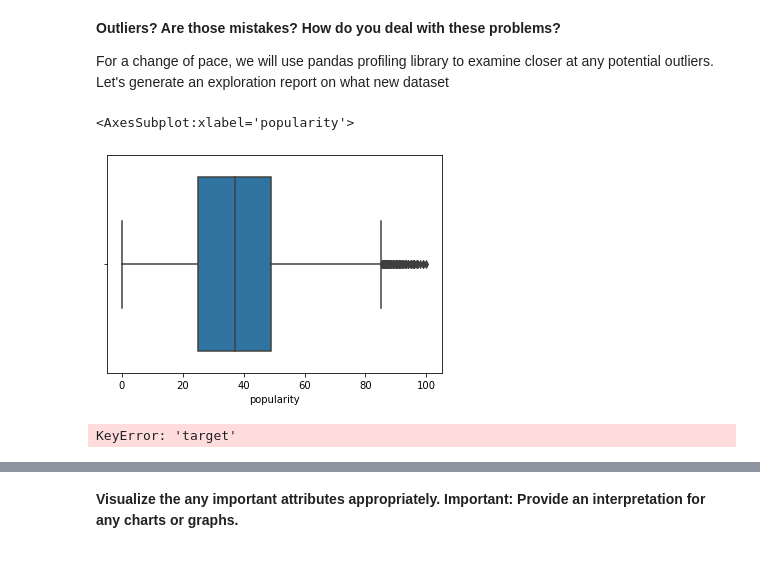
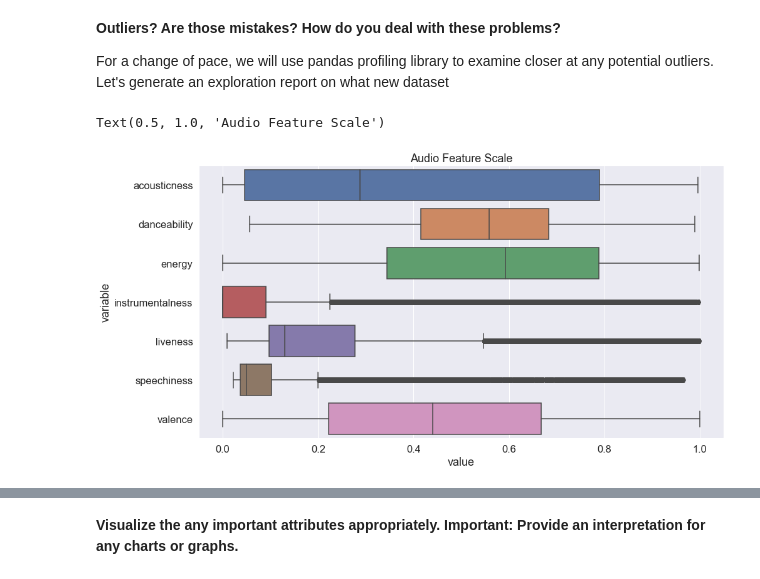
Before and after one commit to xiolett/ML1, a Jupyter notebook: Lab3_Clustering_AssociationRules_Recommenders/Taylor_Lab3.ipynb, the cells around one changed output, grey strips where cells are left out. Cells and saved outputs as stored; diff of their text form; code cells hidden in the pictures.

Commit message:
Created boxplot vizualizations

```diff
--- a/Lab3_Clustering_AssociationRules_Recommenders/Taylor_Lab3.ipynb
+++ b/Lab3_Clustering_AssociationRules_Recommenders/Taylor_Lab3.ipynb
@@ -329,14 +328,17 @@ For a change of pace, we will use pandas profiling library to examine closer at
 import seaborn as sns
 import matplotlib.pyplot as plt
 %matplotlib inline
-# %%
-sns.boxplot(x=df_audio_reg_feats["popularity"])
-# %% [output]
-<AxesSubplot:xlabel='popularity'>
-[figure, removed]
-# %%
-melted_data = df_audio_reg_feats.melt(id_vars="target")
-
-melted_data.head()
-# %% [output]
-KeyError: 'target'
+# %%
+numerical_columns = df_audio_reg_feats.select_dtypes(include=['int16', 'int32', 'int64', 'float16', 'float32', 'float64'])
+genre_columns = df_audio_reg_feats[genre_multilabel_binarizer.classes_]
+
+desired_boxplot_columns = numerical_columns.drop(axis=1, labels=genre_columns).drop(["duration_ms", "popularity", "loudness", "tempo"], axis=1)
+# %%
+sns.set(rc = {'figure.figsize':(15,8)})
+sns.set(font_scale = 1.5)
+# %%
+p = sns.boxplot(x="value", y="variable", data = pd.melt(desired_boxplot_columns))
+p.set_title("Audio Feature Scale")
+# %% [output]
+Text(0.5, 1.0, 'Audio Feature Scale')
+[figure, added]
```
Also changed, not shown: parts of 6 cells of this notebook.
